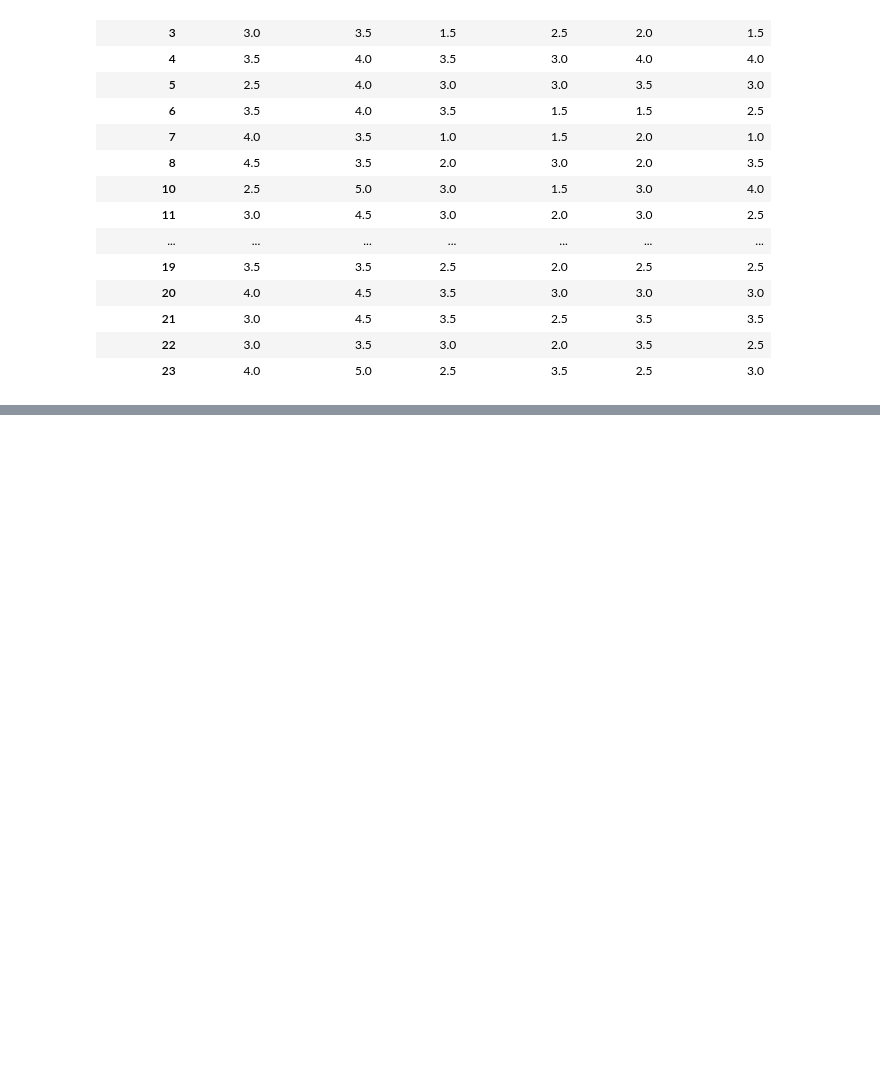
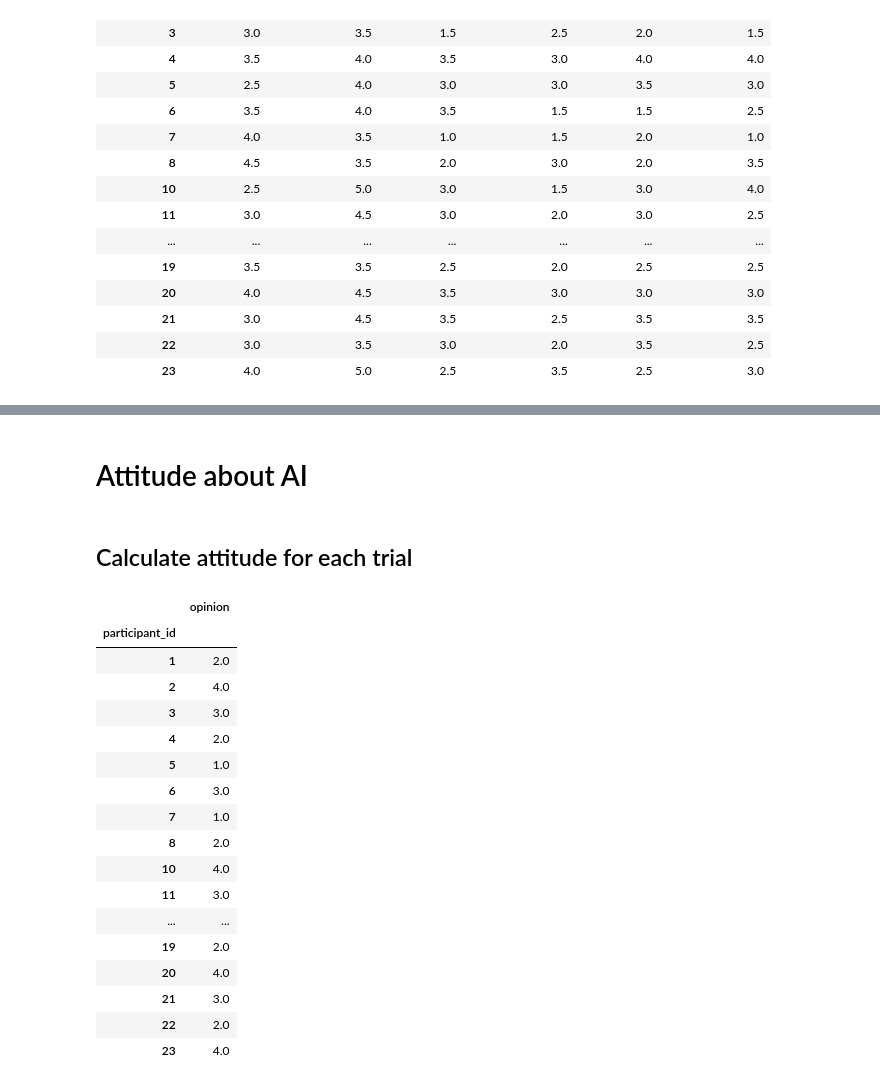
Before and after one commit to BalducciFrancesco/02455-Experiment-In-Cognitive-Science, a Jupyter notebook: analysis/data_analysis_preliminar.ipynb, the cells around one changed output, grey strips where cells are left out. Drawn from its saved outputs; the diff is of its cells as text; code cells hidden in the pictures; blank space fills up the shorter version.

```diff
--- a/analysis/data_analysis_preliminar.ipynb
+++ b/analysis/data_analysis_preliminar.ipynb
@@ -338,0 +390,44 @@ mean_table
+# %% [markdown]
+# Attitude about AI
+# %% [markdown]
+## Calculate attitude for each trial
+# %%
+import pandas as pd
+import json
+
+with open("experiment_data_with_hr.json", "r", encoding="utf-8") as f:
+    participants = json.load(f)
+
+rows = []
+for p in participants:
+    pid = p["participant_id"]
+    opinion = p["opinion"]
+    rows.append({
+        "participant_id": pid,
+        "opinion": opinion,
+    })
+
+opinion_df = pd.DataFrame(rows)
+opinion_df.set_index("participant_id", inplace=True)
+opinion_df.to_csv("opinion_per_participant.csv")
+
+opinion_df
+# %% [output]
+|  | opinion |
+| participant_id |  |
+| 1 | 2.0 |
+| 2 | 4.0 |
+| 3 | 3.0 |
+| 4 | 2.0 |
+| 5 | 1.0 |
+| 6 | 3.0 |
+| 7 | 1.0 |
+| 8 | 2.0 |
+| 10 | 4.0 |
+| 11 | 3.0 |
+| ... | ... |
+| 19 | 2.0 |
+| 20 | 4.0 |
+| 21 | 3.0 |
+| 22 | 2.0 |
+| 23 | 4.0 |
```
Also changed, not shown: parts of 13 cells of this notebook, 3 other files.
